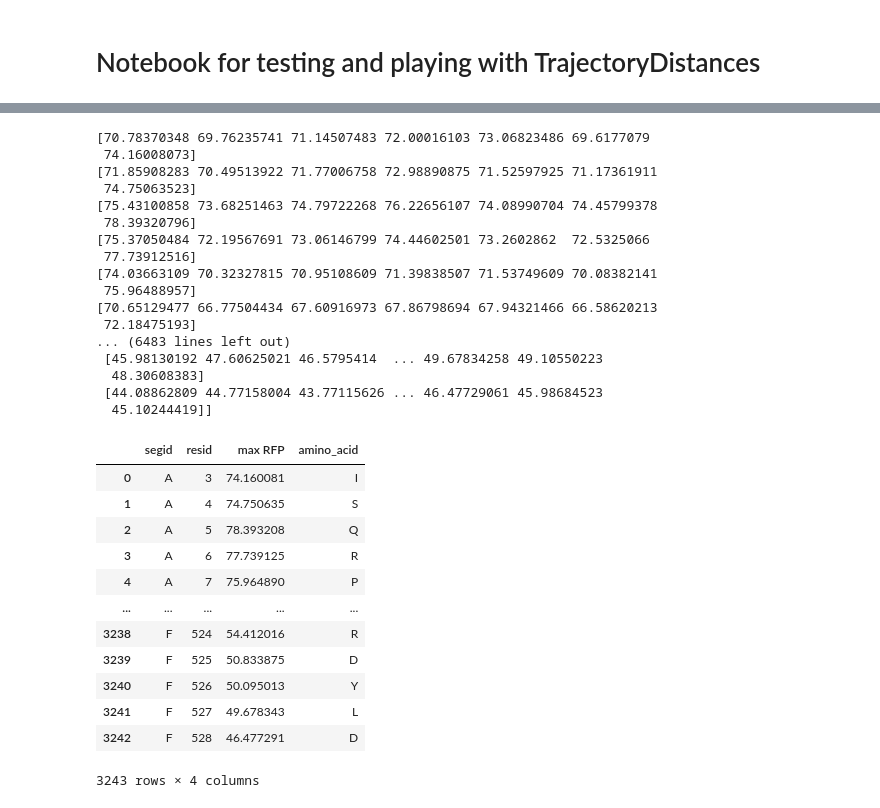
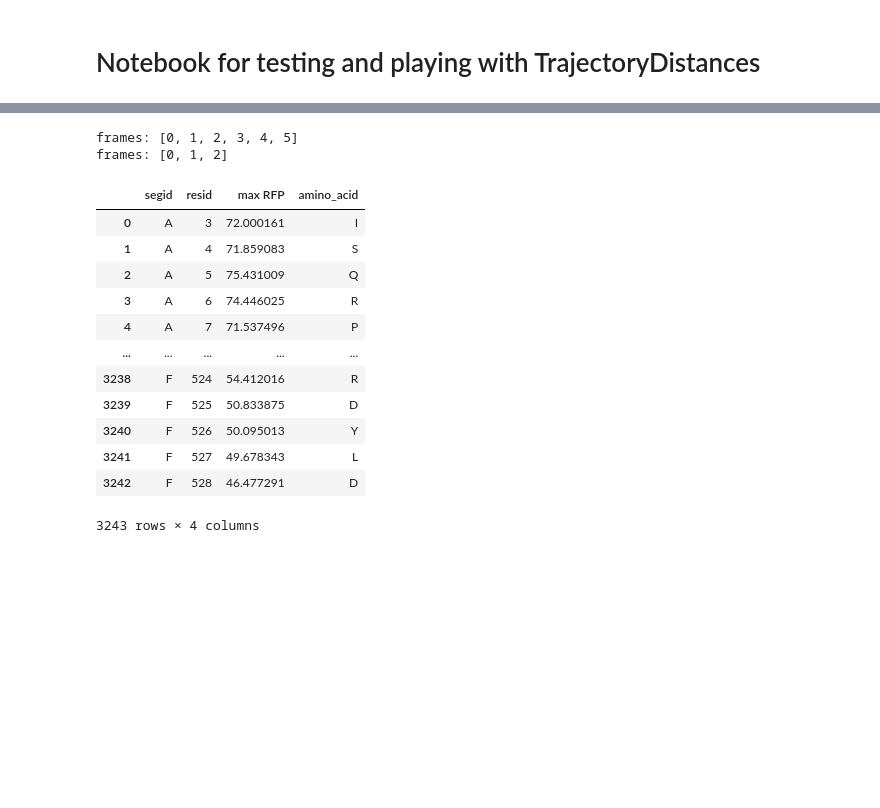
Before and after one commit to fowler-lab/sbmlcore, a Jupyter notebook: trajectory_playbook.ipynb, the cells around one changed output, grey strips where cells are left out. Cells and saved outputs as stored; diff of their text form; code cells hidden in the pictures; blank space fills up the shorter version.

```diff
--- a/trajectory_playbook.ipynb
+++ b/trajectory_playbook.ipynb
@@ -12,43 +10,27 @@ Index(['segid', 'mutation'], dtype='object')
 # %%
 a = sbmlcore.TrajectoryDistances(
         "./tests/rpob-5uh6-3-warm.gro.gz",
         [
             "./tests/rpob-5uh6-3-md-1-50ns-dt10ns-nojump.xtc",
             "./tests/rpob-5uh6-3-md-2-50ns-dt10ns-nojump.xtc",
-            "tests/rpob-5uh6-3-md-3-50ns-dt10ns-nojump.xtc",
         ],
         "./tests/5uh6.pdb",
         "resname RFP",
         "max RFP",
         distance_type="max",
         offsets = {'A': 0, 'B': 0, 'C': -6},
         percentile_exclusion=True,
     )
 a.return_dist_df()
 # %% [output]
-[70.78370348 69.76235741 71.14507483 72.00016103 73.06823486 69.6177079
- 74.16008073]
-[71.85908283 70.49513922 71.77006758 72.98890875 71.52597925 71.17361911
- 74.75063523]
-[75.43100858 73.68251463 74.79722268 76.22656107 74.08990704 74.45799378
- 78.39320796]
-[75.37050484 72.19567691 73.06146799 74.44602501 73.2602862  72.5325066
- 77.73912516]
-[74.03663109 70.32327815 70.95108609 71.39838507 71.53749609 70.08382141
- 75.96488957]
-[70.65129477 66.77504434 67.60916973 67.86798694 67.94321466 66.58620213
- 72.18475193]
-... (6483 lines left out)
- [45.98130192 47.60625021 46.5795414  ... 49.67834258 49.10550223
-  48.30608383]
- [44.08862809 44.77158004 43.77115626 ... 46.47729061 45.98684523
-  45.10244419]]
+frames: [0, 1, 2, 3, 4, 5]
+frames: [0, 1, 2]
 |  | segid | resid | max RFP | amino_acid |
-| 0 | A | 3 | 74.160081 | I |
-| 1 | A | 4 | 74.750635 | S |
-| 2 | A | 5 | 78.393208 | Q |
-| 3 | A | 6 | 77.739125 | R |
-| 4 | A | 7 | 75.964890 | P |
+| 0 | A | 3 | 72.000161 | I |
+| 1 | A | 4 | 71.859083 | S |
+| 2 | A | 5 | 75.431009 | Q |
+| 3 | A | 6 | 74.446025 | R |
+| 4 | A | 7 | 71.537496 | P |
 | ... | ... | ... | ... | ... |
 | 3238 | F | 524 | 54.412016 | R |
 | 3239 | F | 525 | 50.833875 | D |
```
Also changed, not shown: parts of 17 cells of this notebook.
